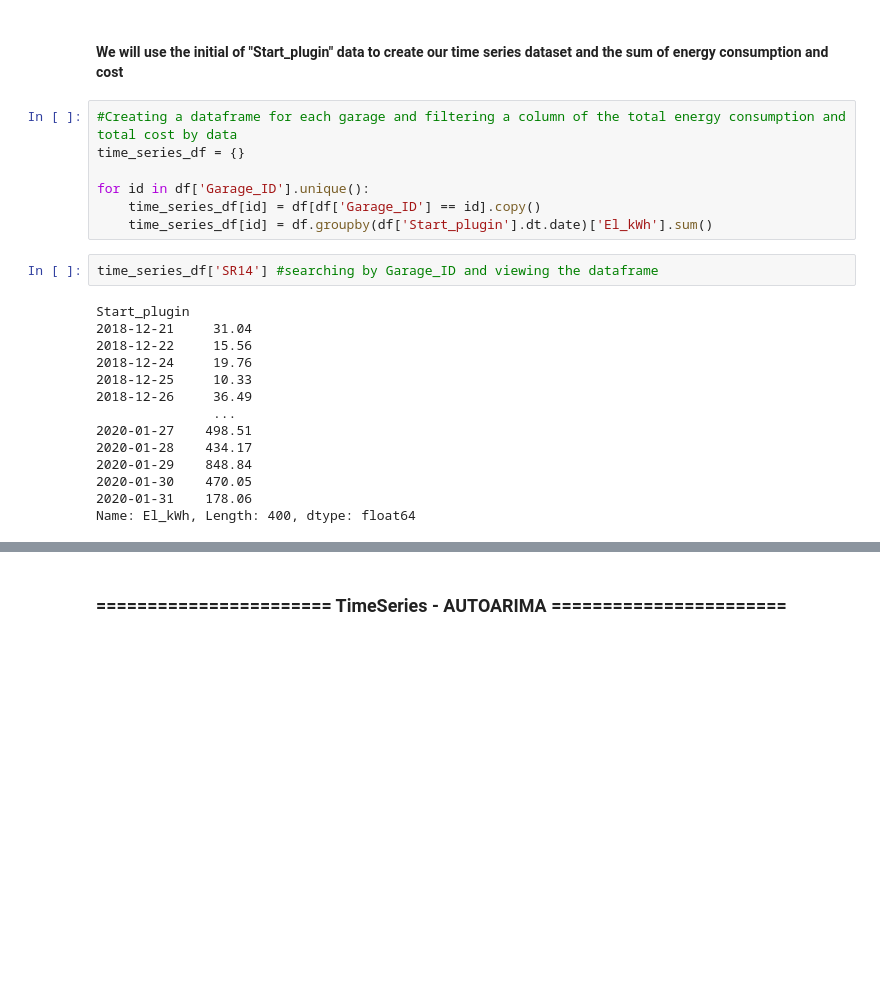
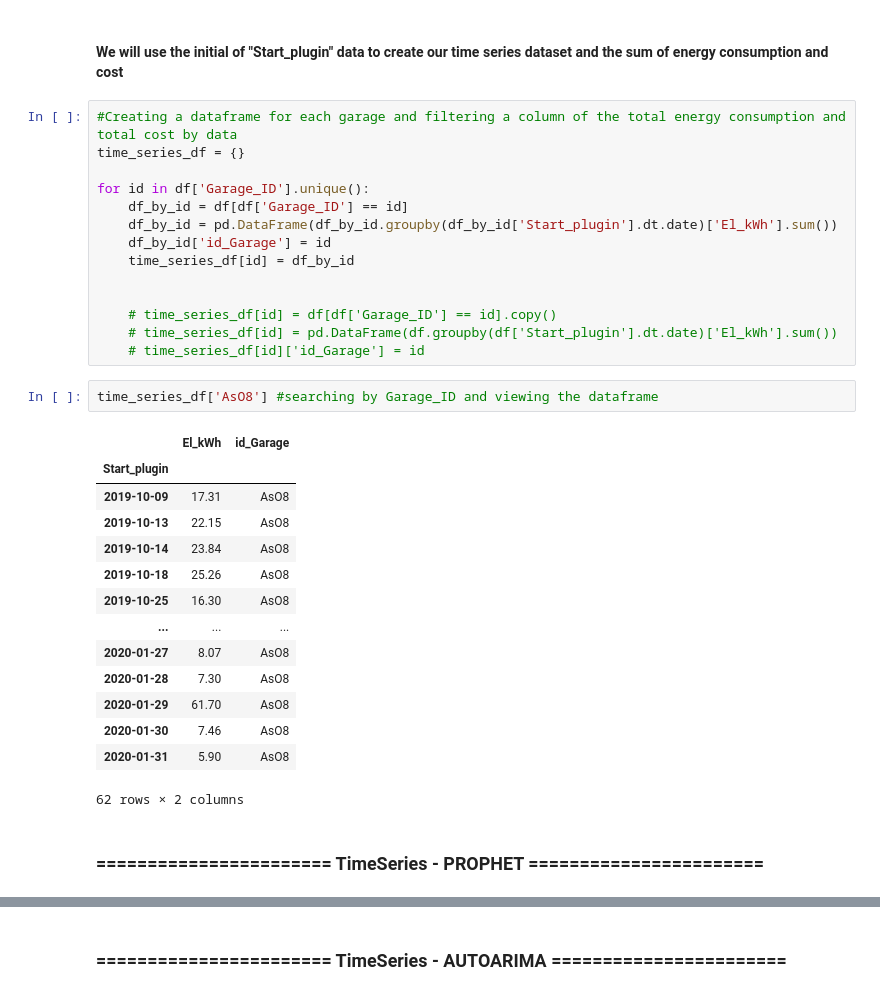
Before and after one commit to caduoliveira1302/TimeSeries-EVCharging, a Jupyter notebook: timeseries.ipynb, the cells around one changed output, grey strips where cells are left out. Cells and saved outputs as stored; diff of their text form; blank space fills up the shorter version.

```diff
--- a/timeseries.ipynb
+++ b/timeseries.ipynb
@@ -231,21 +222,31 @@ set(df['Garage_ID'])
 time_series_df = {}
 
 for id in df['Garage_ID'].unique():
-    time_series_df[id] = df[df['Garage_ID'] == id].copy()
-    time_series_df[id] = df.groupby(df['Start_plugin'].dt.date)['El_kWh'].sum()
+    df_by_id = df[df['Garage_ID'] == id]
+    df_by_id = pd.DataFrame(df_by_id.groupby(df_by_id['Start_plugin'].dt.date)['El_kWh'].sum())
+    df_by_id['id_Garage'] = id
+    time_series_df[id] = df_by_id
+
+
+    # time_series_df[id] = df[df['Garage_ID'] == id].copy()
+    # time_series_df[id] = pd.DataFrame(df.groupby(df['Start_plugin'].dt.date)['El_kWh'].sum())
+    # time_series_df[id]['id_Garage'] = id
 # %%
-time_series_df['SR14'] #searching by Garage_ID and viewing the dataframe
+time_series_df['AsO8'] #searching by Garage_ID and viewing the dataframe
 # %% [output]
+|  | El_kWh | id_Garage |
+| Start_plugin |  |  |
+| 2019-10-09 | 17.31 | AsO8 |
+| 2019-10-13 | 22.15 | AsO8 |
+| 2019-10-14 | 23.84 | AsO8 |
+| 2019-10-18 | 25.26 | AsO8 |
+| 2019-10-25 | 16.30 | AsO8 |
+| ... | ... | ... |
+| 2020-01-27 | 8.07 | AsO8 |
+| 2020-01-28 | 7.30 | AsO8 |
+| 2020-01-29 | 61.70 | AsO8 |
+| 2020-01-30 | 7.46 | AsO8 |
+| 2020-01-31 | 5.90 | AsO8 |
-Start_plugin
-2018-12-21     31.04
-2018-12-22     15.56
-2018-12-24     19.76
-2018-12-25     10.33
-2018-12-26     36.49
-               ...
-2020-01-27    498.51
-2020-01-28    434.17
-2020-01-29    848.84
-2020-01-30    470.05
-2020-01-31    178.06
-Name: El_kWh, Length: 400, dtype: float64
+62 rows × 2 columns
+# %% [markdown]
+### ======================= TimeSeries - PROPHET =======================
```
Also changed, not shown: parts of 14 cells of this notebook.
